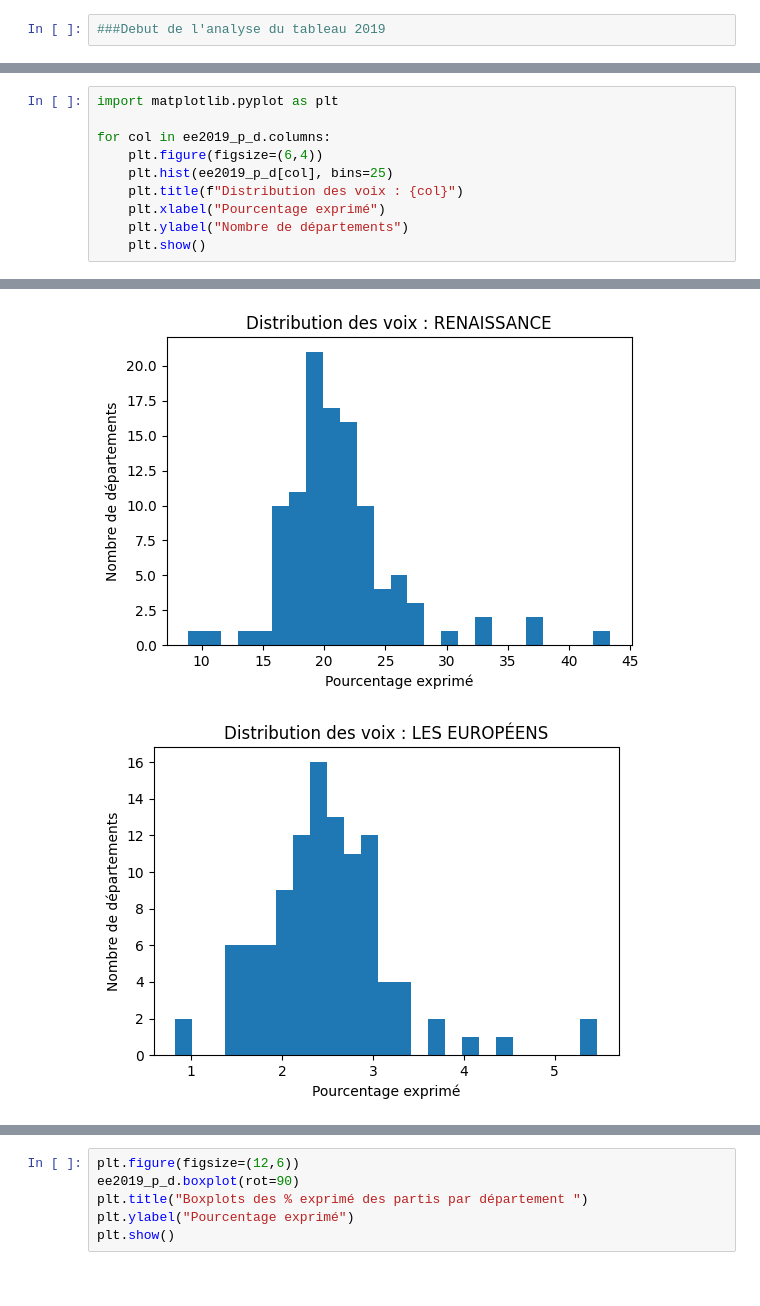
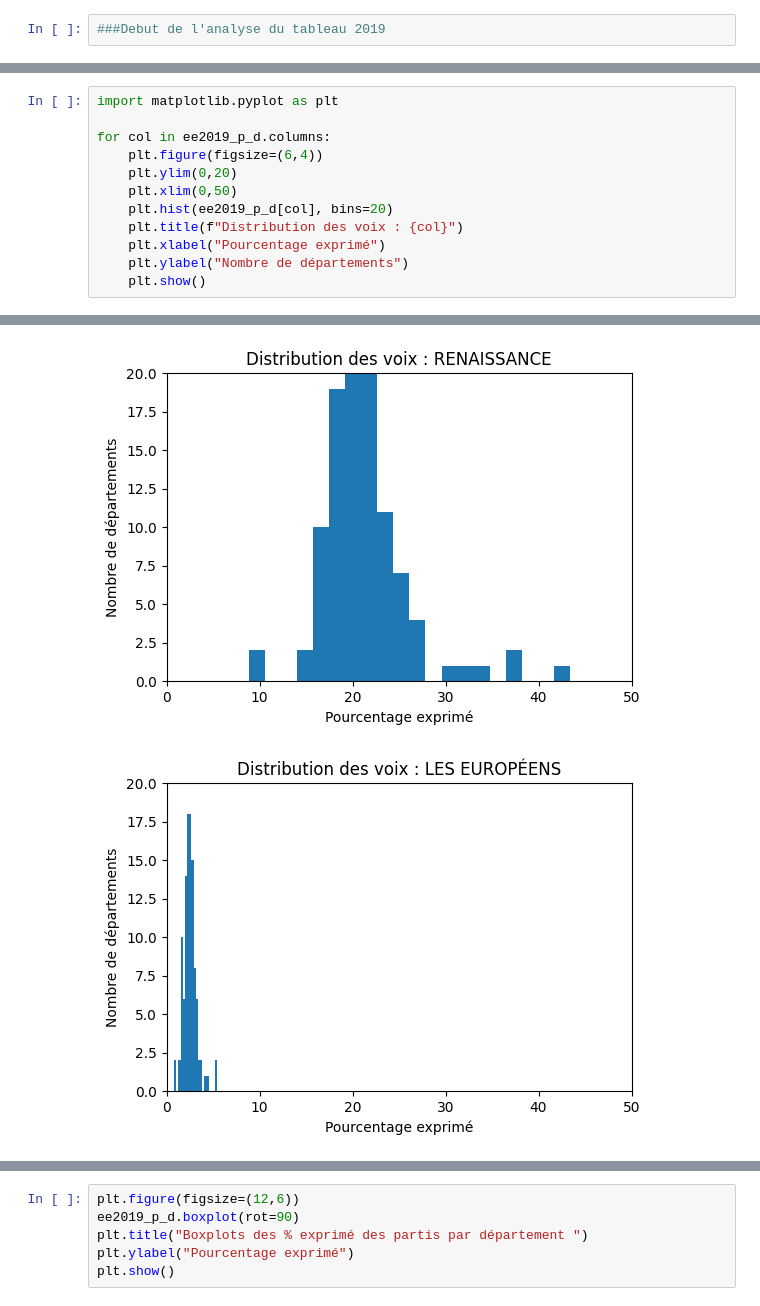
Before and after one commit to zuulaika/Projet-python, a Jupyter notebook: code_principal_z.ipynb, the cells around one changed output, grey strips where cells are left out. Drawn from its saved outputs; the diff is of its cells as text.

```diff
--- a/code_principal_z.ipynb
+++ b/code_principal_z.ipynb
@@ -295,7 +307,9 @@ import matplotlib.pyplot as plt
 
 for col in ee2019_p_d.columns:
     plt.figure(figsize=(6,4))
-    plt.hist(ee2019_p_d[col], bins=25)
+    plt.ylim(0,20)
+    plt.xlim(0,50)
+    plt.hist(ee2019_p_d[col], bins=20)
     plt.title(f"Distribution des voix : {col}")
     plt.xlabel("Pourcentage exprimé")
     plt.ylabel("Nombre de départements")
@@ -305,2 +319,2 @@ for col in ee2019_p_d.columns:
-[figure, old version]
+[figure, new version]
-[figure, old version]
+[figure, new version]
```
Also changed, not shown: parts of 9 cells of this notebook, 1 other file.
